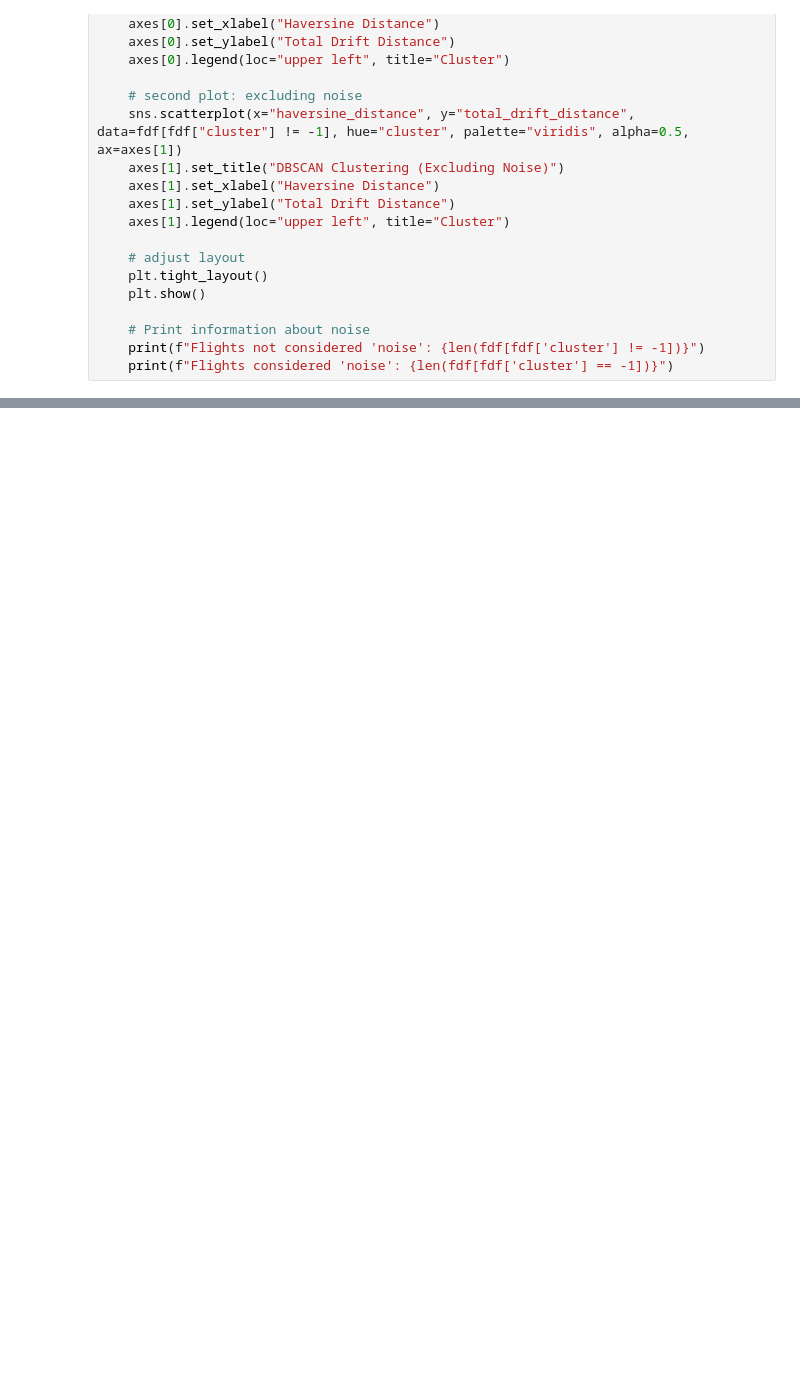
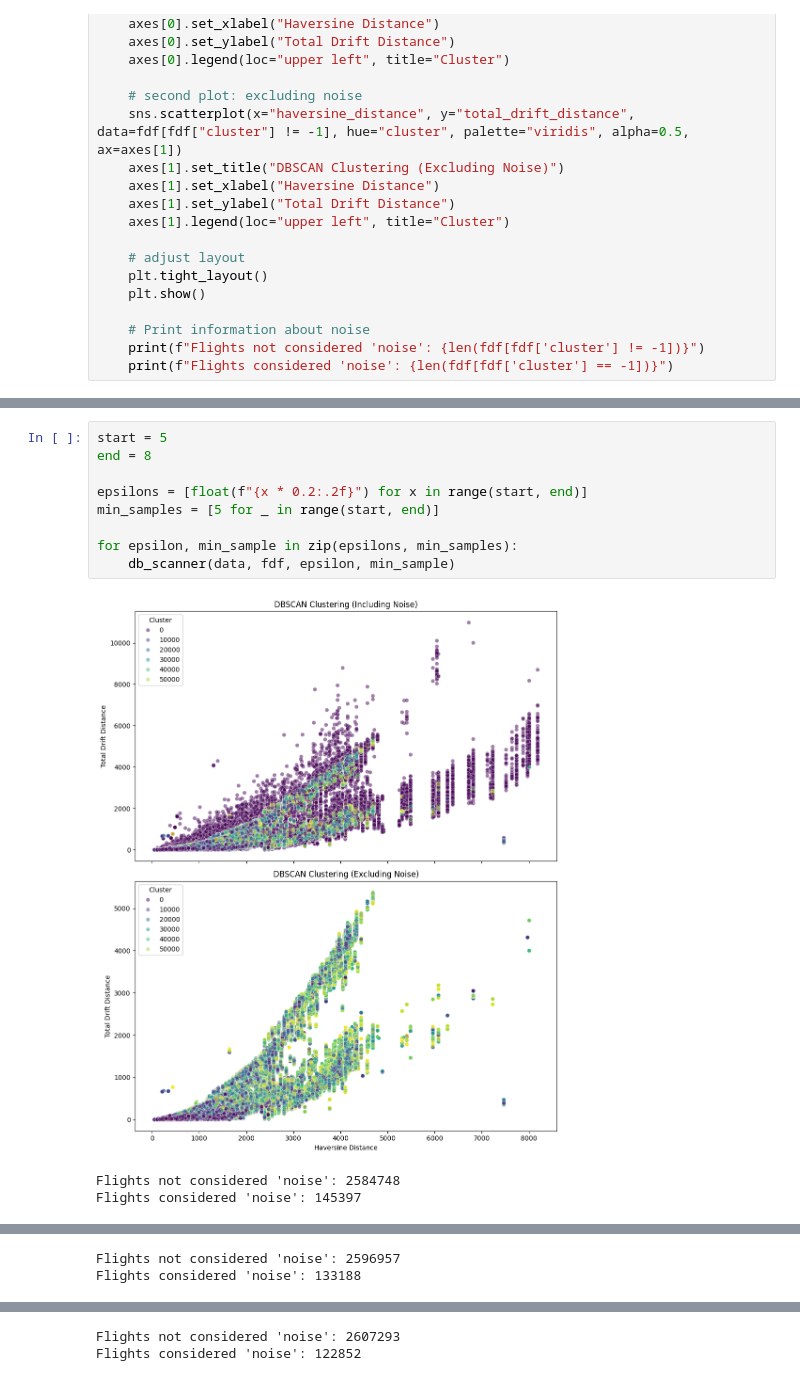
Before and after one commit to janiejestemja/coriolis_flights, a Jupyter notebook: coriolis_analysis_03b.ipynb, the cells around one changed output, grey strips where cells are left out. Drawn from its saved outputs; the diff is of its cells as text; blank space fills up the shorter version.

```diff
--- a/coriolis_analysis_03b.ipynb
+++ b/coriolis_analysis_03b.ipynb
@@ -201,0 +167,13 @@ Flights considered 'noise': 1360077
+# %%
+start = 5
+end = 8
+
+epsilons = [float(f"{x * 0.2:.2f}") for x in range(start, end)]
+min_samples = [5 for _ in range(start, end)]
+
+for epsilon, min_sample in zip(epsilons, min_samples):
+    db_scanner(data, fdf, epsilon, min_sample)
+# %% [output]
+[figure, added]
+Flights not considered 'noise': 2584748
+Flights considered 'noise': 145397
@@ -201,0 +181,2 @@ Flights considered 'noise': 1360077
+Flights not considered 'noise': 2596957
+Flights considered 'noise': 133188
@@ -201,0 +184,2 @@ Flights considered 'noise': 1360077
+Flights not considered 'noise': 2607293
+Flights considered 'noise': 122852
```
Also changed, not shown: parts of 4 cells of this notebook.
